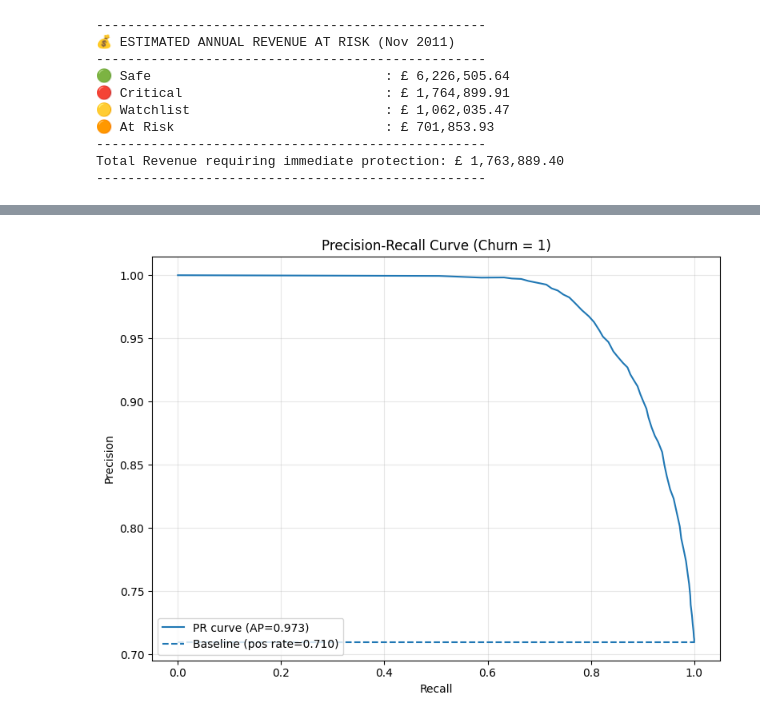
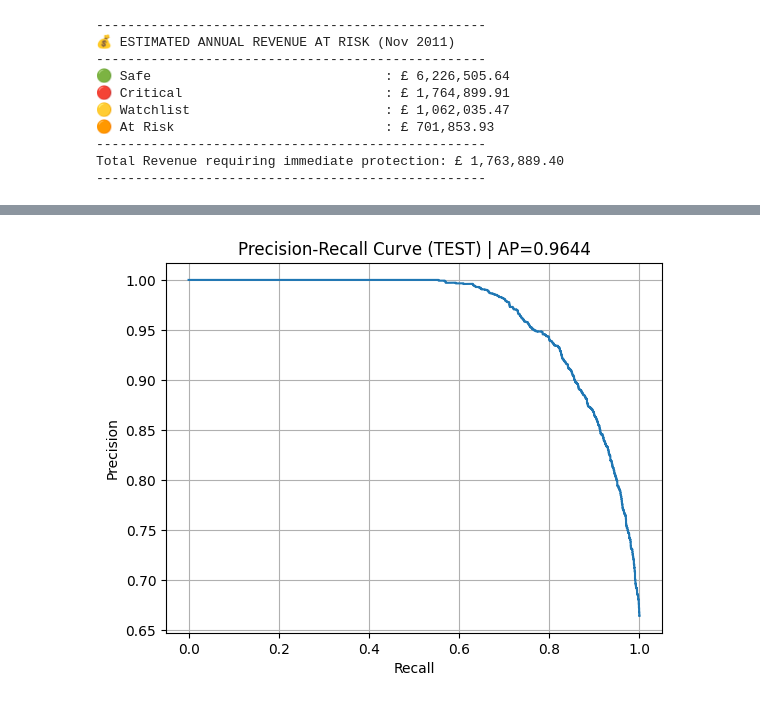
Before and after one commit to NovyQuant/Retention-Analysis-Churn-Risk-Scoring-System, a Jupyter notebook: Retention-Analysis.ipynb, the cells around one changed output, grey strips where cells are left out. Saved outputs shown, nothing was run; the diff lists cells and outputs as text; code cells hidden in the pictures.

```diff
--- a/Retention-Analysis.ipynb
+++ b/Retention-Analysis.ipynb
@@ -755,38 +862,65 @@ KeyboardInterrupt:
 # %%
-# -----------------------------
-# VISUALIZATION
-# 1) PR AUC Curve
-# -----------------------------
-pr_auc = average_precision_score(y_test, y_test_proba)
-precision, recall, _ = precision_recall_curve(y_test, y_test_proba)
+# ============================================================
+# 4) PR Curve + Confusion Matrix (TEST cutoff) - osobny bloczek
+# ============================================================
 
-baseline = np.mean(y_test)  # positive rate baseline
+from sklearn.metrics import (
+    precision_recall_curve,
+    average_precision_score,
+    confusion_matrix,
+    ConfusionMatrixDisplay
+)
+import matplotlib.pyplot as plt
+import numpy as np
 
-plt.figure(figsize=(8, 6))
-plt.plot(recall, precision, label=f"PR curve (AP={pr_auc:.3f})")
-plt.hlines(baseline, 0, 1, linestyles="--", label=f"Baseline (pos rate={baseline:.3f})")
+# --- Bezpiecznik: jeśli nie masz X_test/y_test, wylicz je na podstawie ostatniego cutoffu ---
+if "X_test" not in globals() or "y_test" not in globals():
+    all_cutoffs = sorted(model_data["Cutoff_Date"].unique())
+    test_cutoff = all_cutoffs[-1]
+    test_mask = model_data["Cutoff_Date"] == test_cutoff
+    X_test = model_data.loc[test_mask, feature_cols]
+    y_test = model_data.loc[test_mask, "Churn"].astype(int)
+
+# --- Predykcje prawdopodobieństw ---
+test_proba = best_knn.predict_proba(X_test)[:, 1]
+
+# --- PR curve ---
+precision, recall, thresholds = precision_recall_curve(y_test, test_proba)
+ap = average_precision_score(y_test, test_proba)
+
+plt.figure()
+plt.plot(recall, precision)
 plt.xlabel("Recall")
 plt.ylabel("Precision")
-plt.title("Precision-Recall Curve (Churn = 1)")
-plt.grid(True, alpha=0.3)
-plt.legend()
+plt.title(f"Precision-Recall Curve (TEST) | AP={ap:.4f}")
+plt.grid(True)
+plt.show()
+
+# --- Confusion Matrix ---
+# Domyślny próg 0.5 + dodatkowo próg "najlepszy F1" na PR curve (często lepszy przy churnie)
+y_pred_05 = (test_proba >= 0.5).astype(int)
+
+# Best F1 threshold (z PR curve)
+f1_scores = 2 * (precision * recall) / (precision + recall + 1e-12)
+best_idx = np.nanargmax(f1_scores)
+best_thr = thresholds[best_idx - 1] if best_idx > 0 and best_idx - 1 < len(thresholds) else 0.5
+y_pred_bestf1 = (test_proba >= best_thr).astype(int)
+
+print(f"TEST Average Precision (AP): {ap:.4f}")
+print(f"Best-F1 threshold: {best_thr:.4f} | Best F1 (approx): {f1_scores[best_idx]:.4f}")
+
+cm05 = confusion_matrix(y_test, y_pred_05)
+cmb  = confusion_matrix(y_test, y_pred_bestf1)
+
+fig, axes = plt.subplots(1, 2, figsize=(10, 4))
+
+ConfusionMatrixDisplay(cm05).plot(ax=axes[0], values_format="d", colorbar=False)
+axes[0].set_title("Confusion Matrix | threshold=0.50")
+
+ConfusionMatrixDisplay(cmb).plot(ax=axes[1], values_format="d", colorbar=False)
+axes[1].set_title(f"Confusion Matrix | threshold={best_thr:.2f}")
+
 plt.tight_layout()
 plt.show()
-
-print(f"PR AUC (Average Precision): {pr_auc:.4f}")
-
-# -----------------------------
-# 2) Confusion Matrix (threshold = 0.5)
-# -----------------------------
-y_test_pred = (y_test_proba >= 0.5).astype(int)
-
-cm = confusion_matrix(y_test, y_test_pred, labels=[0, 1])
-
-disp = ConfusionMatrixDisplay(confusion_matrix=cm, display_labels=["Active (0)", "Churn (1)"])
-disp.plot(values_format="d")
-plt.title("Confusion Matrix (threshold = 0.5)")
-plt.grid(False)
-plt.tight_layout()
-plt.show()
 # %% [output]
-[figure, old version]
+[figure, new version]
```
Also changed, not shown: parts of 7 cells of this notebook, 4 other files.
